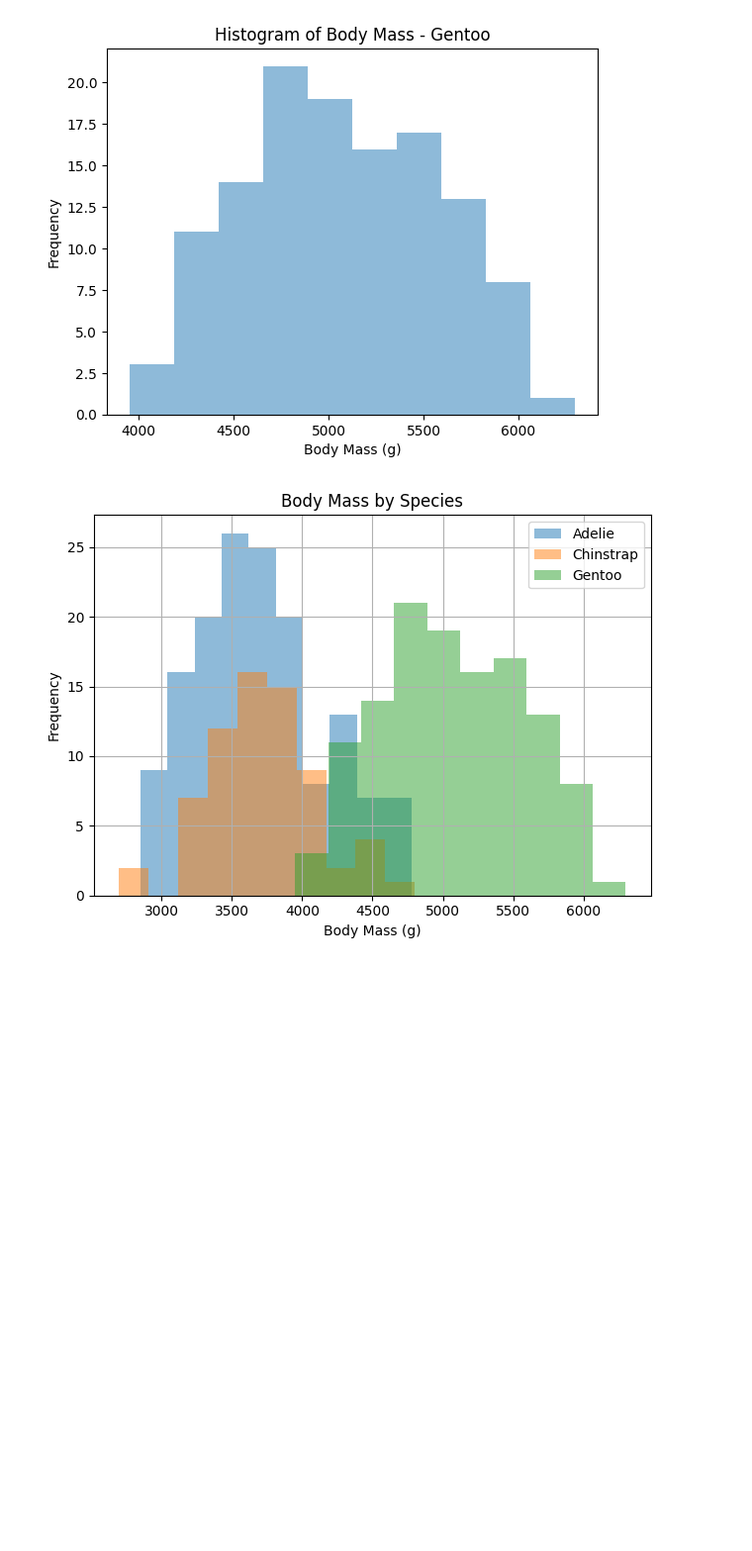
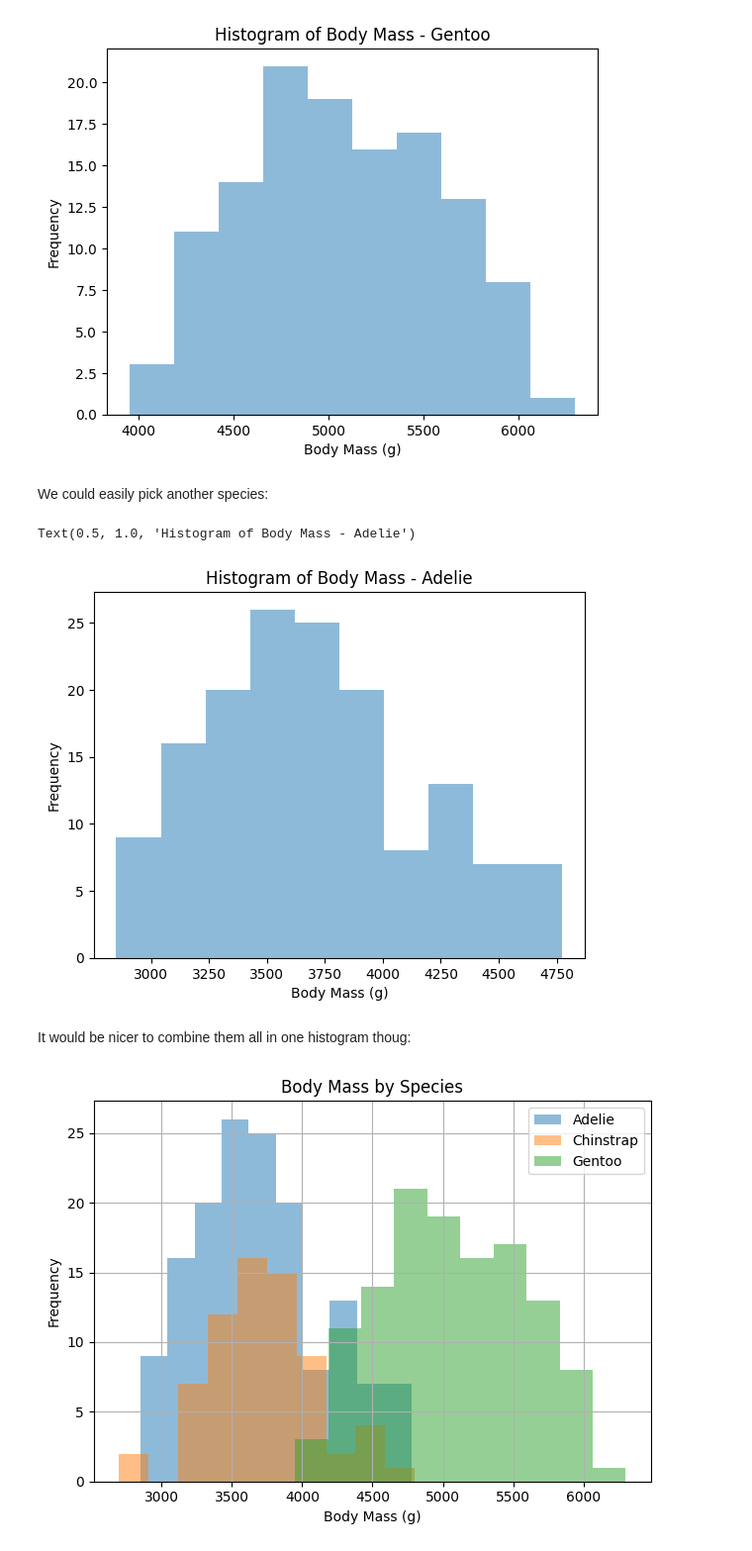
Before and after one commit to holmstead/principles_of_data_analytics, a Jupyter notebook: penguins.ipynb, the cells around one changed output. Shown at 99% size. Cells and saved outputs as stored; diff of their text form; code cells hidden in the pictures; blank space fills up the shorter version.

```diff
--- a/penguins.ipynb
+++ b/penguins.ipynb
@@ -522,4 +491,28 @@ plt.title(f'Histogram of Body Mass - {species}')
 # %% [output]
 Text(0.5, 1.0, 'Histogram of Body Mass - Gentoo')
 [figure]
+# %% [markdown]
+We could easily pick another species:
+# %%
+# specify the species to plot
+species = 'Adelie'
+
+# get the data for the specified species from the Series "body_mass_by_species"
+species_to_plot = body_mass_by_species.get_group(species)
+
+# set up the canvas
+fig, ax = plt.subplots(1, 1)
+# plot histogram for the specified species
+#plt.figure()
+ax.hist(species_to_plot, bins=10, alpha=0.5)
+
+# decorate plot
+ax.set_xlabel('Body Mass (g)')
+ax.set_ylabel('Frequency')
+ax.set_title(f'Histogram of Body Mass - {species}')
+# %% [output]
+Text(0.5, 1.0, 'Histogram of Body Mass - Adelie')
+[figure, added]
+# %% [markdown]
+It would be nicer to combine them all in one histogram thoug:
 # %%
```
Also changed, not shown: parts of 44 cells of this notebook.
